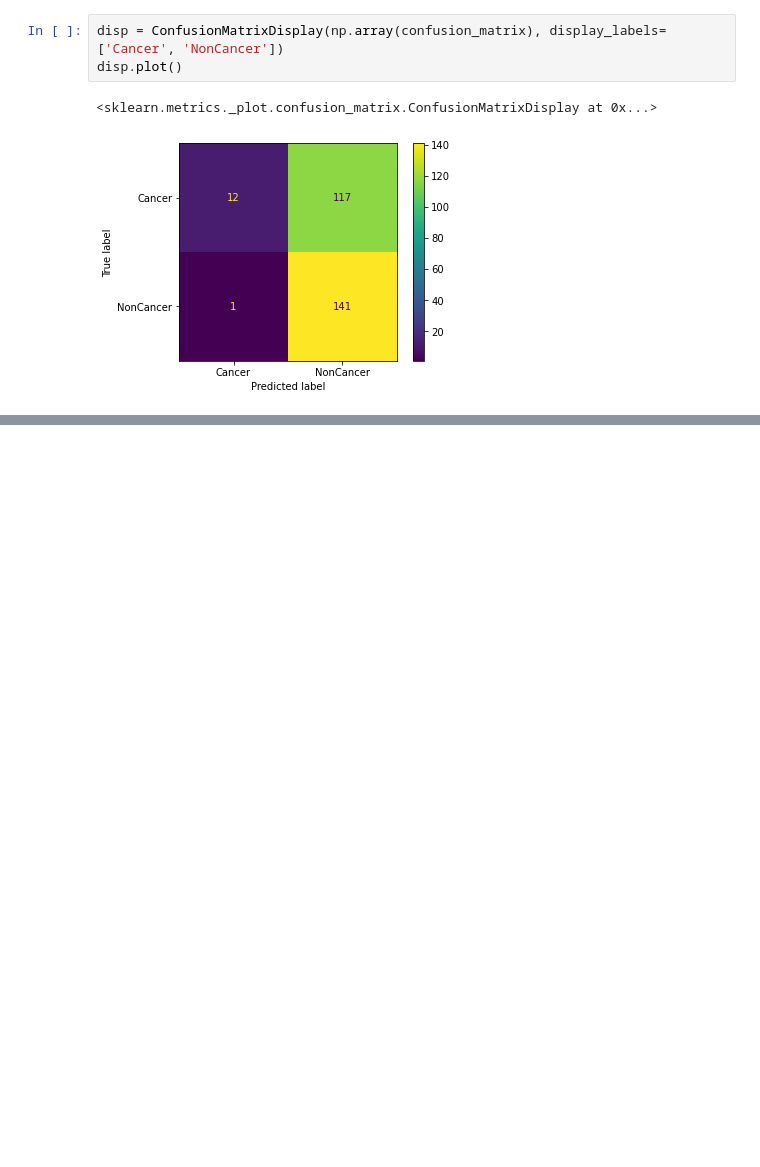
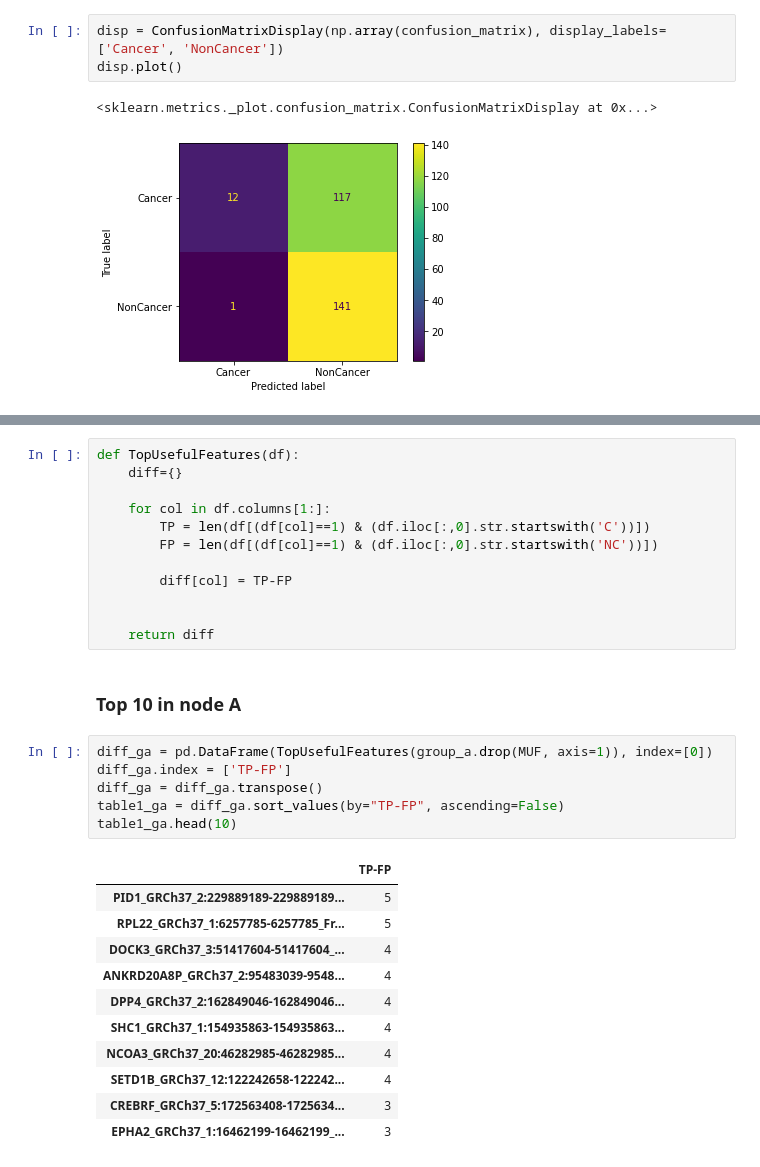
Before and after one commit to ericametta/CancerPredictionMode, a Jupyter notebook: Classification.ipynb, the cells around one changed output, grey strips where cells are left out. Saved outputs shown, nothing was run; the diff lists cells and outputs as text; blank space fills up the shorter version.

```diff
--- a/Classification.ipynb
+++ b/Classification.ipynb
@@ -227,0 +246,32 @@ disp.plot()
+# %%
+def TopUsefulFeatures(df):
+    diff={}
+
+    for col in df.columns[1:]:
+        TP = len(df[(df[col]==1) & (df.iloc[:,0].str.startswith('C'))])
+        FP = len(df[(df[col]==1) & (df.iloc[:,0].str.startswith('NC'))])
+
+        diff[col] = TP-FP
+
+
+    return diff
+# %% [markdown]
+### Top 10 in node A
+# %%
+diff_ga = pd.DataFrame(TopUsefulFeatures(group_a.drop(MUF, axis=1)), index=[0])
+diff_ga.index = ['TP-FP']
+diff_ga = diff_ga.transpose()
+table1_ga = diff_ga.sort_values(by="TP-FP", ascending=False)
+table1_ga.head(10)
+# %% [output]
+|  | TP-FP |
+| PID1_GRCh37_2:229889189-229889189... | 5 |
+| RPL22_GRCh37_1:6257785-6257785_Fr... | 5 |
+| DOCK3_GRCh37_3:51417604-51417604_... | 4 |
+| ANKRD20A8P_GRCh37_2:95483039-9548... | 4 |
+| DPP4_GRCh37_2:162849046-162849046... | 4 |
+| SHC1_GRCh37_1:154935863-154935863... | 4 |
+| NCOA3_GRCh37_20:46282985-46282985... | 4 |
+| SETD1B_GRCh37_12:122242658-122242... | 4 |
+| CREBRF_GRCh37_5:172563408-1725634... | 3 |
+| EPHA2_GRCh37_1:16462199-16462199_... | 3 |
```
Also changed, not shown: parts of 25 cells of this notebook.
